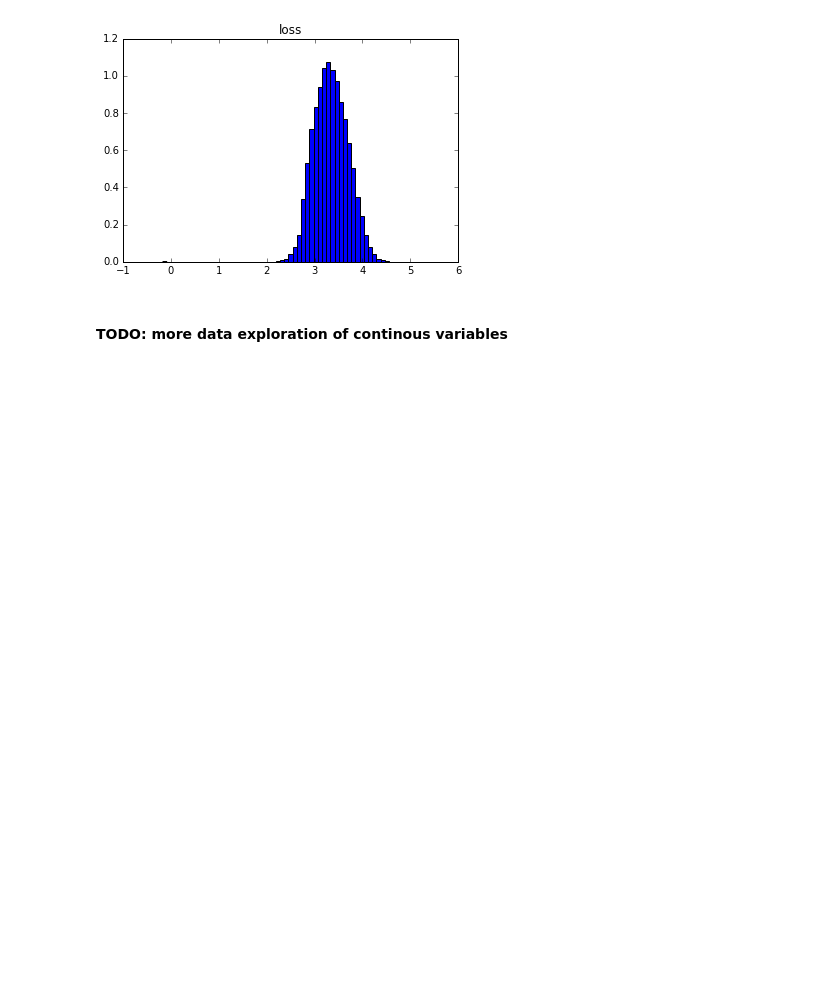
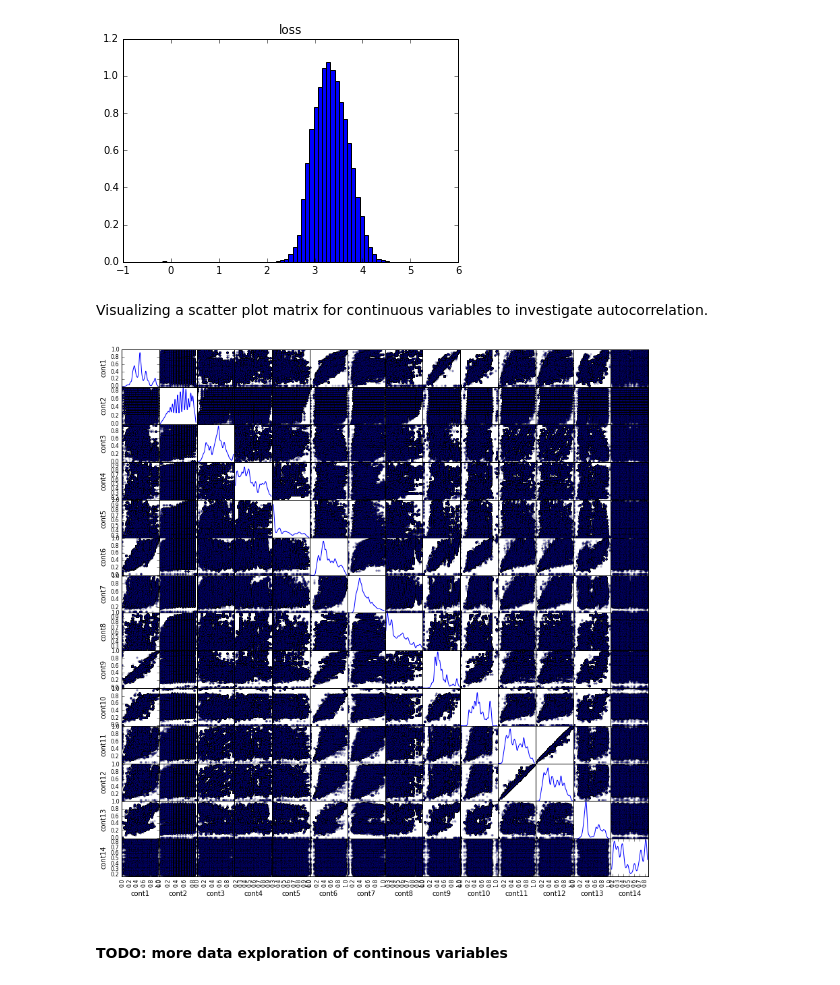
Before and after one commit to jtpdowns/AllstateChallenge, a Jupyter notebook: Allstate - Regression.ipynb, the cells around one changed output. Saved outputs shown, nothing was run; the diff lists cells and outputs as text; code cells hidden in the pictures; blank space fills up the shorter version.

Commit message:
Adding scatter plot matrix to check for autocorrelations

```diff
--- a/Allstate - Regression.ipynb
+++ b/Allstate - Regression.ipynb
@@ -160,6 +162,14 @@ plt.subplot(1,1,1).set(title='loss')
 plt.show()
 # %% [output]
 [figure]
+# %% [markdown]
+Visualizing a scatter plot matrix for continuous variables to investigate autocorrelation.
+# %%
+# Building the scatterplot matrix using the training data
+scatter_matrix(df_cont_vars, alpha=0.2, figsize=(14, 14), diagonal='kde')
+plt.show()
+# %% [output]
+[figure, added]
 # %% [markdown]
 #### TODO: more data exploration of continous variables
 # %% [markdown]
```
Also changed, not shown: parts of 1 cell of this notebook.
